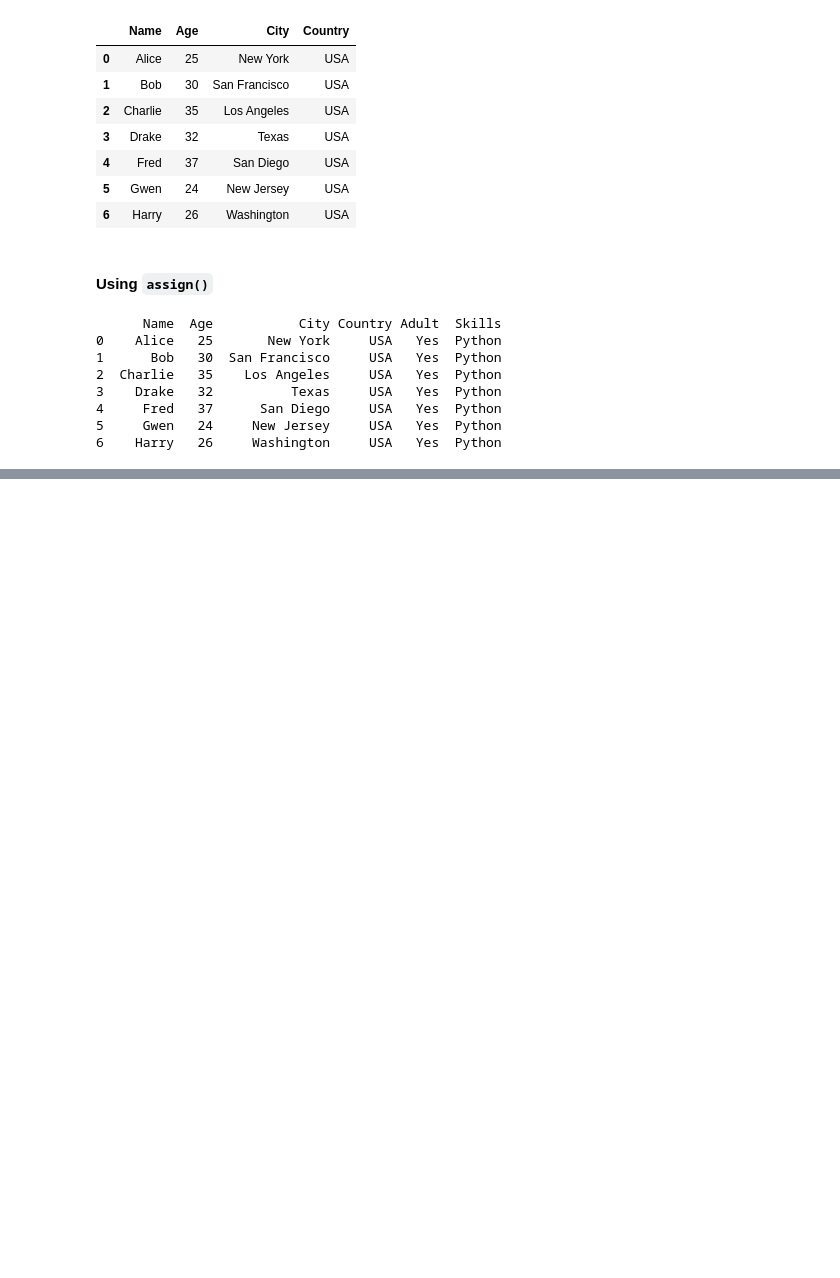
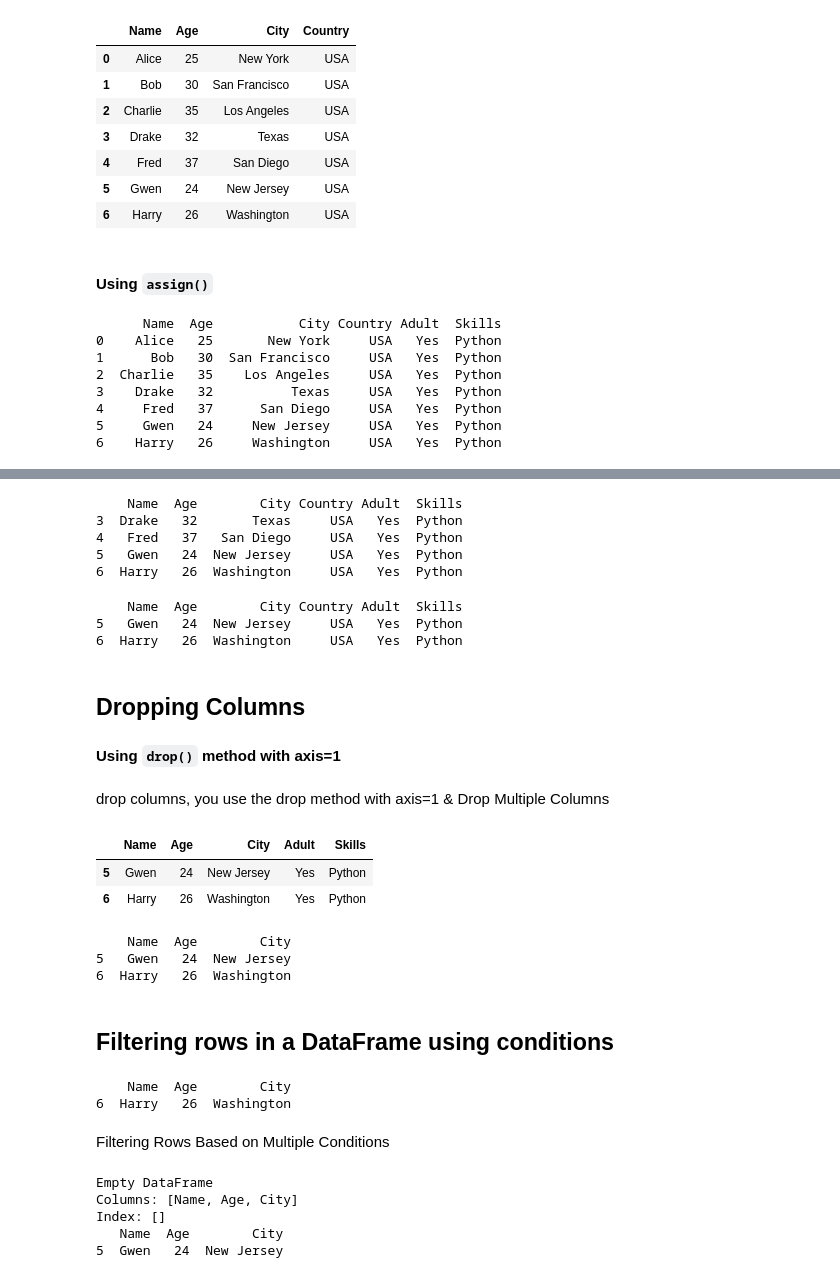
Before and after one commit to jaidOnGit/JourneyToML-AI, a Jupyter notebook: Learn the Fundamentals of Data Science/Programming/Pandas.ipynb, the cells around one changed output, grey strips where cells are left out. Cells and saved outputs as stored; diff of their text form; code cells hidden in the pictures; blank space fills up the shorter version.

````diff
--- a/Learn the Fundamentals of Data Science/Programming/Pandas.ipynb
+++ b/Learn the Fundamentals of Data Science/Programming/Pandas.ipynb
@@ -239,0 +219,3 @@ Merging and Joining DataFrames
+# %%
+df.drop(index=1, axis=0, inplace=True) # Drop the single row with index 1
+print(df)
@@ -239,0 +230,62 @@ Merging and Joining DataFrames
+# %%
+df.drop(index=[0, 2], axis=0, inplace=True) # Drop multiple rows with index 0 and 2
+print(df)
+# %% [output]
+    Name  Age        City Country Adult  Skills
+3  Drake   32       Texas     USA   Yes  Python
+4   Fred   37   San Diego     USA   Yes  Python
+5   Gwen   24  New Jersey     USA   Yes  Python
+6  Harry   26  Washington     USA   Yes  Python
+# %%
+df = df[df['Age'] <= 30] # Dropping rows based on a condition Keep only rows where Age <= 30
+print(df)
+# %% [output]
+    Name  Age        City Country Adult  Skills
+5   Gwen   24  New Jersey     USA   Yes  Python
+6  Harry   26  Washington     USA   Yes  Python
+# %% [markdown]
+## Dropping Columns
+#### Using **```drop()```** method with **axis=1**
+# %% [markdown]
+drop columns, you use the drop method with axis=1 & Drop Multiple Columns
+# %%
+# Dropping a single column
+df.drop('Country', axis=1, inplace=True)
+df
+# %% [output]
+|  | Name | Age | City | Adult | Skills |
+| 5 | Gwen | 24 | New Jersey | Yes | Python |
+| 6 | Harry | 26 | Washington | Yes | Python |
+# %%
+# Dropping multiple columns
+df.drop(['Adult', 'Skills'], axis=1, inplace=True)
+print(df)
+# %% [output]
+    Name  Age        City
+5   Gwen   24  New Jersey
+6  Harry   26  Washington
+# %% [markdown]
+## Filtering rows in a DataFrame using conditions
+# %%
+# Filter rows where Age is greater than 25
+filtered_df = df[df['Age'] > 25]
+print(filtered_df)
+# %% [output]
+    Name  Age        City
+6  Harry   26  Washington
+# %% [markdown]
+Filtering Rows Based on Multiple Conditions
+# %%
+# Filter rows where Age is greater than 20 and City is 'New York'
+filtered_df = df[(df['Age'] > 20) & (df['City'] == 'New York')]
+print(filtered_df)
+
+# Filter rows where Age is less than 25 or City is 'Chicago'
+filtered_df = df[(df['Age'] < 25) | (df['City'] == 'Chicago')]
+print(filtered_df)
+# %% [output]
+Empty DataFrame
+Columns: [Name, Age, City]
+Index: []
+   Name  Age        City
+5  Gwen   24  New Jersey
````
Also changed, not shown: parts of 63 cells of this notebook.
